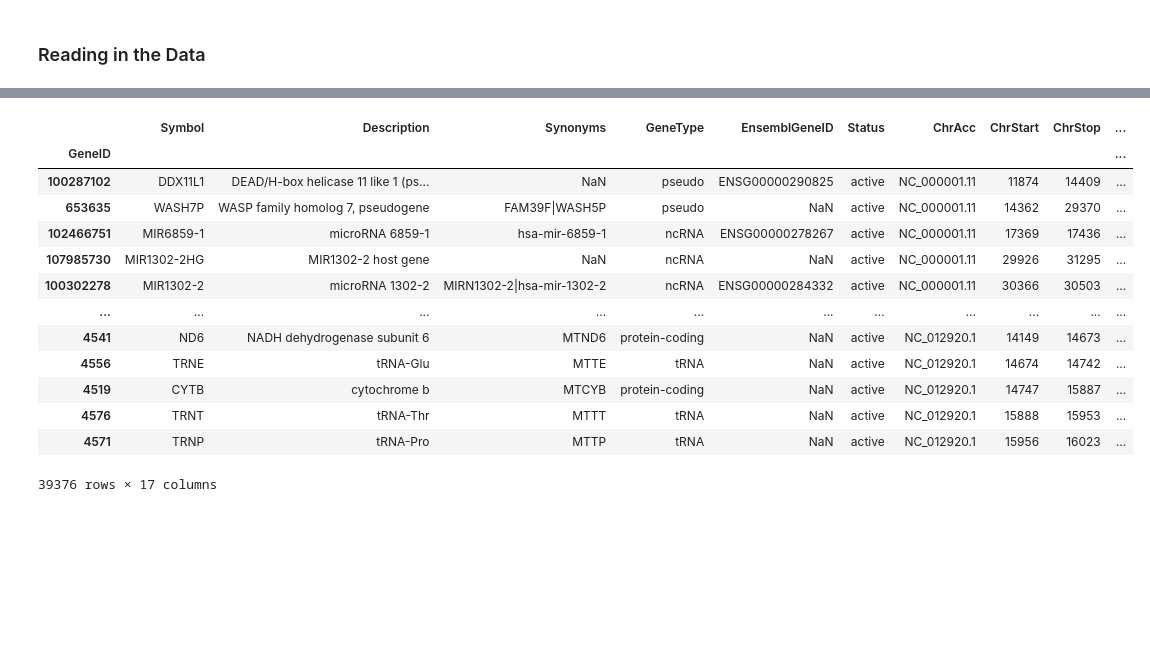
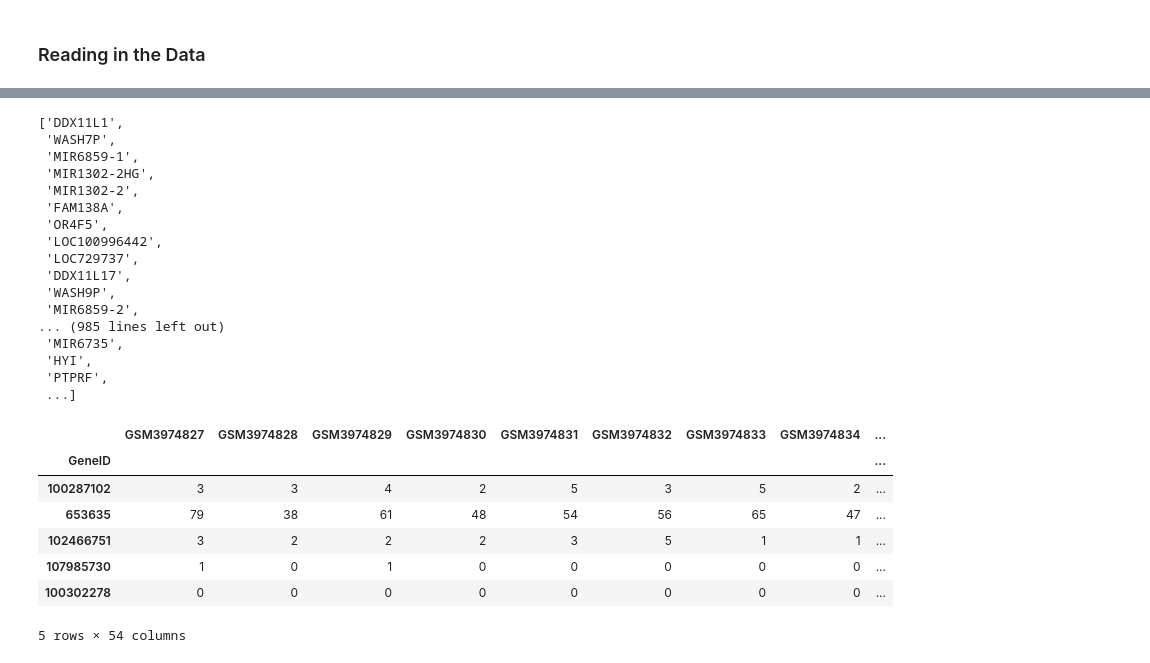
Before and after one commit to reformist/CUBS_Fall_2025_Workshop, a Jupyter notebook: tutorial.ipynb, the cells around one changed output, grey strips where cells are left out. Saved outputs shown, nothing was run; the diff lists cells and outputs as text; code cells hidden in the pictures; blank space fills up the shorter version.

```diff
--- a/tutorial.ipynb
+++ b/tutorial.ipynb
@@ -9,3 +230,5 @@ import numpy as np
 df = pd.read_csv('Essential_Tremor_Raw_RNA_counts.tsv', sep='\t', index_col=0)
 # %%
 conversion = pd.read_csv("id_to_gene.tsv", sep='\t', index_col=0)
+# %%
+df.index = conversion['Symbol']
@@ -12,17 +323,31 @@ conversion = pd.read_csv("id_to_gene.tsv", sep='\t', index_col=0)
+# %%
+arr_symbol
+# %% [output]
+['DDX11L1',
+ 'WASH7P',
+ 'MIR6859-1',
+ 'MIR1302-2HG',
+ 'MIR1302-2',
+ 'FAM138A',
+ 'OR4F5',
+ 'LOC100996442',
+ 'LOC729737',
+ 'DDX11L17',
+ 'WASH9P',
+ 'MIR6859-2',
+... (985 lines left out)
+ 'MIR6735',
+ 'HYI',
+ 'PTPRF',
+ ...]
 # %%
-conversion # probably just want protein coding genes
+df.head() # probably just want protein coding genes
 # %% [output]
-|  | Symbol | Description | Synonyms | GeneType | EnsemblGeneID | Status | ChrAcc | ChrStart | ChrStop | ... |
-| GeneID |  |  |  |  |  |  |  |  |  | ... |
-| 100287102 | DDX11L1 | DEAD/H-box helicase 11 like 1 (ps... | NaN | pseudo | ENSG00000290825 | active | NC_000001.11 | 11874 | 14409 | ... |
-| 653635 | WASH7P | WASP family homolog 7, pseudogene | FAM39F|WASH5P | pseudo | NaN | active | NC_000001.11 | 14362 | 29370 | ... |
-| 102466751 | MIR6859-1 | microRNA 6859-1 | hsa-mir-6859-1 | ncRNA | ENSG00000278267 | active | NC_000001.11 | 17369 | 17436 | ... |
-| 107985730 | MIR1302-2HG | MIR1302-2 host gene | NaN | ncRNA | NaN | active | NC_000001.11 | 29926 | 31295 | ... |
-| 100302278 | MIR1302-2 | microRNA 1302-2 | MIRN1302-2|hsa-mir-1302-2 | ncRNA | ENSG00000284332 | active | NC_000001.11 | 30366 | 30503 | ... |
-| ... | ... | ... | ... | ... | ... | ... | ... | ... | ... | ... |
-| 4541 | ND6 | NADH dehydrogenase subunit 6 | MTND6 | protein-coding | NaN | active | NC_012920.1 | 14149 | 14673 | ... |
-| 4556 | TRNE | tRNA-Glu | MTTE | tRNA | NaN | active | NC_012920.1 | 14674 | 14742 | ... |
-| 4519 | CYTB | cytochrome b | MTCYB | protein-coding | NaN | active | NC_012920.1 | 14747 | 15887 | ... |
-| 4576 | TRNT | tRNA-Thr | MTTT | tRNA | NaN | active | NC_012920.1 | 15888 | 15953 | ... |
-| 4571 | TRNP | tRNA-Pro | MTTP | tRNA | NaN | active | NC_012920.1 | 15956 | 16023 | ... |
+|  | GSM3974827 | GSM3974828 | GSM3974829 | GSM3974830 | GSM3974831 | GSM3974832 | GSM3974833 | GSM3974834 | ... |
+| GeneID |  |  |  |  |  |  |  |  | ... |
+| 100287102 | 3 | 3 | 4 | 2 | 5 | 3 | 5 | 2 | ... |
+| 653635 | 79 | 38 | 61 | 48 | 54 | 56 | 65 | 47 | ... |
+| 102466751 | 3 | 2 | 2 | 2 | 3 | 5 | 1 | 1 | ... |
+| 107985730 | 1 | 0 | 1 | 0 | 0 | 0 | 0 | 0 | ... |
+| 100302278 | 0 | 0 | 0 | 0 | 0 | 0 | 0 | 0 | ... |
-39376 rows × 17 columns
+5 rows × 54 columns
```
Also changed, not shown: parts of 36 cells of this notebook.
